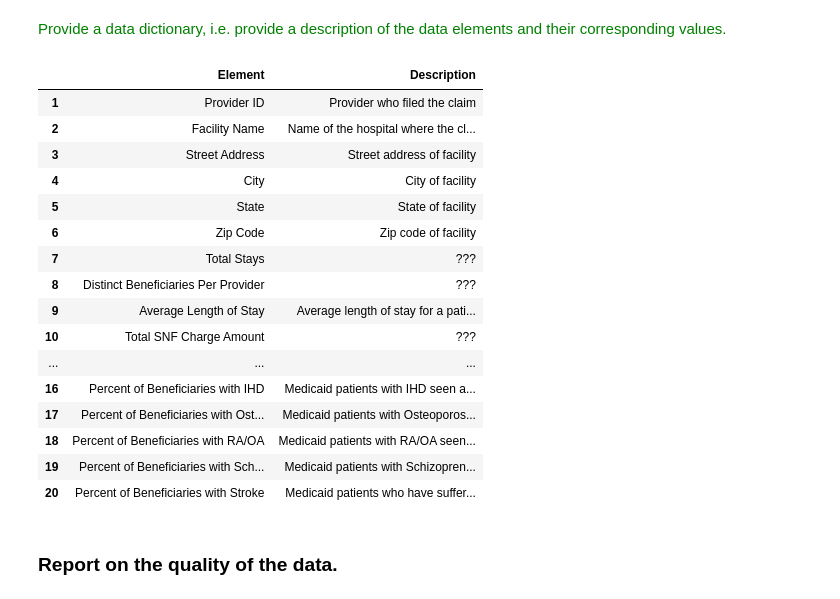
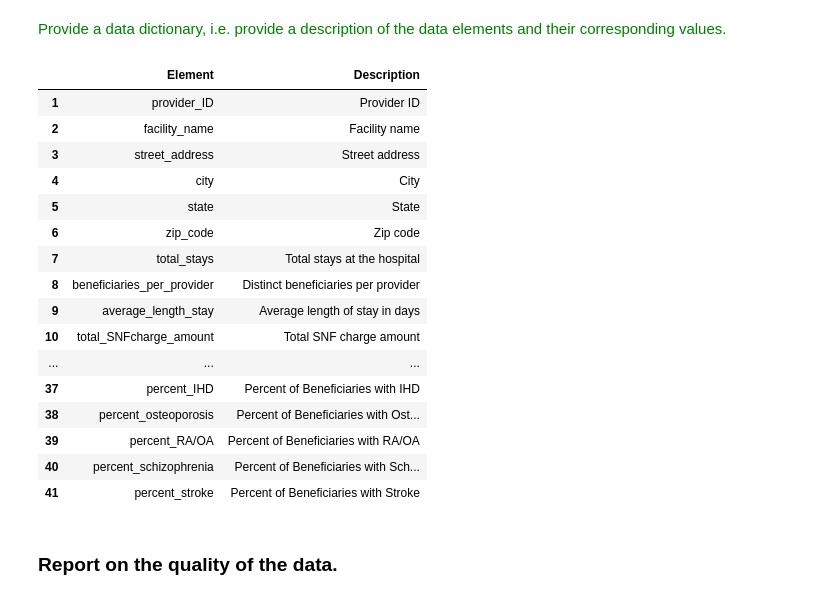
Before and after one commit to ashley-wenger/MSDS430_fall2019, a Jupyter notebook: Milestone_1_Medicare_Facilities_v1.ipynb, the cells around one changed output. Drawn from its saved outputs; the diff is of its cells as text; code cells hidden in the pictures.

```diff
--- a/Milestone_1_Medicare_Facilities_v1.ipynb
+++ b/Milestone_1_Medicare_Facilities_v1.ipynb
@@ -67,28 +67,3 @@ df.tail(10)
 10 rows × 41 columns
 # %% [markdown]
 <font color=green>Provide a data dictionary, i.e. provide a description of the data elements and their corresponding values.</font>
-# %%
-import pandas as pd
-#does anyone know how to move the description column wider so you can see full text?
-df = pd.DataFrame({"Element" : ["Provider ID", "Facility Name", "Street Address", "City", "State", "Zip Code", "Total Stays", "Distinct Beneficiaries Per Provider", "Average Length of Stay", "Total SNF Charge Amount", "Percent of Beneficiaries with COPD", "Percent of Beneficiaries with Depression", "Percent of Beneficiaries with Diabetes", "Percent of Beneficiaries with Hyperlipidemia", "Percent of Beneficiaries with Hypertension", "Percent of Beneficiaries with IHD", "Percent of Beneficiaries with Osteoporosis", "Percent of Beneficiaries with RA/OA", "Percent of Beneficiaries with Schizophrenia", "Percent of Beneficiaries with Stroke"],
-                  "Description" : ["Provider who filed the claim", "Name of the hospital where the claim took place at", "Street address of facility", "City of facility", "State of facility", "Zip code of facility", "???", "???", "Average length of stay for a patient in days at this facility?", "???", "???", "Medicaid patients with Depression seen at this facility", "Medicaid patients with Diabetes seen at this facility", "Medicaid patients with Hyperlipidemia seen at this facility", "Medicaid patients with Hypertension seen at this facility", "Medicaid patients with IHD seen at this facility", "Medicaid patients with Osteoporosis seen at this facility", "Medicaid patients with RA/OA seen at this facility", "Medicaid patients with Schizoprenia seen at this facility", "Medicaid patients who have suffered a stroke seen at this facility"]},
-                 index=['1', '2', '3', '4', '5', '6', '7', '8', '9', '10', '11', '12', '13', '14','15', '16', '17', '18', '19', '20'])
-df
-# %% [output]
-|  | Element | Description |
-| 1 | Provider ID | Provider who filed the claim |
-| 2 | Facility Name | Name of the hospital where the cl... |
-| 3 | Street Address | Street address of facility |
-| 4 | City | City of facility |
-| 5 | State | State of facility |
-| 6 | Zip Code | Zip code of facility |
-| 7 | Total Stays | ??? |
-| 8 | Distinct Beneficiaries Per Provider | ??? |
-| 9 | Average Length of Stay | Average length of stay for a pati... |
-| 10 | Total SNF Charge Amount | ??? |
-| ... | ... | ... |
-| 16 | Percent of Beneficiaries with IHD | Medicaid patients with IHD seen a... |
-| 17 | Percent of Beneficiaries with Ost... | Medicaid patients with Osteoporos... |
-| 18 | Percent of Beneficiaries with RA/OA | Medicaid patients with RA/OA seen... |
-| 19 | Percent of Beneficiaries with Sch... | Medicaid patients with Schizopren... |
-| 20 | Percent of Beneficiaries with Stroke | Medicaid patients who have suffer... |
@@ -104,3 +70,28 @@ df
+# %%
+import pandas as pd
+#does anyone know how to move the description column wider so you can see full text?
+df = pd.DataFrame({"Element" : ["provider_ID", "facility_name", "street_address", "city", "state", "zip_code", "total_stays", "beneficiaries_per_provider", "average_length_stay", "total_SNFcharge_amount", "total_SNFallowed_amount", "total_SNF_payment", "total_SNF_standardpayment", "average_age", "male_beneficiaries", "female_beneficiaries", "nondual_beneficiaries", "dual_beneficiaries", "white_beneficiaries", "black_beneficiaries", "asian_beneficiaries", "hispanic_beneficiaries", "native_beneficiaries", "other_beneficiaries", "average_HCC_score", "percent_atrialfibrillation", "percent_alzheimer", "percent_asthma", "percent_cancer", "percent_CHF", "percent_chronickidneydisease", "percent_COPD", "percent_depression", "percent_diabetes", "percent_hyperlipidemia", "percent_hypertension", "percent_IHD", "percent_osteoporosis", "percent_RA/OA", "percent_schizophrenia", "percent_stroke"],
+                  "Description" : ["Provider ID", "Facility name", "Street address", "City", "State", "Zip code", "Total stays at the hospital", "Distinct beneficiaries per provider", "Average length of stay in days", "Total SNF charge amount", "Total SNF medicare allowed amount", "Total SNF Medicare Payment Amount", "Total SNF Medicare Standard Payment Amount", "Average Age", "Male Beneficiaries", "Female Beneficiaries", "Nondual Beneficiaries", "Dual Beneficiaries", "White Beneficiaries", "Black Beneficiaries", "Asian Pacific Islander Beneficiaries", "Hispanic Beneficiaries", "American Indian or Alaska Native Beneficiaries", "Other/ Unknown Beneficiaries", "Average HCC Score", "Percent of Beneficiaries with Atrial Fibrillation", "Percent of Beneficiaries with Alzheimer's", "Percent of Beneficiaries with Asthma", "Percent of Beneficiaries with Cancer", "Percent of Beneficiaries with CHF", "Percent of Beneficiaries with Chronic Kidney Disease", "Percent of Beneficiaries with COPD", "Percent of Beneficiaries with Depression", "Percent of Beneficiaries with Diabetes", "Percent of Beneficiaries with Hyperlipidemia", "Percent of Beneficiaries with Hypertension", "Percent of Beneficiaries with IHD", "Percent of Beneficiaries with Osteoporosis", "Percent of Beneficiaries with RA/OA", "Percent of Beneficiaries with Schizophrenia", "Percent of Beneficiaries with Stroke"]},
+                 index=['1', '2', '3', '4', '5', '6', '7', '8', '9', '10', '11', '12', '13', '14', '15', '16', '17', '18', '19', '20', '21', '22', '23', '24', '25', '26', '27', '28', '29', '30', '31', '32', '33', '34', '35', '36', '37', '38', '39', '40', '41'])
+df
+# %% [output]
+|  | Element | Description |
+| 1 | provider_ID | Provider ID |
+| 2 | facility_name | Facility name |
+| 3 | street_address | Street address |
+| 4 | city | City |
+| 5 | state | State |
+| 6 | zip_code | Zip code |
+| 7 | total_stays | Total stays at the hospital |
+| 8 | beneficiaries_per_provider | Distinct beneficiaries per provider |
+| 9 | average_length_stay | Average length of stay in days |
+| 10 | total_SNFcharge_amount | Total SNF charge amount |
+| ... | ... | ... |
+| 37 | percent_IHD | Percent of Beneficiaries with IHD |
+| 38 | percent_osteoporosis | Percent of Beneficiaries with Ost... |
+| 39 | percent_RA/OA | Percent of Beneficiaries with RA/OA |
+| 40 | percent_schizophrenia | Percent of Beneficiaries with Sch... |
+| 41 | percent_stroke | Percent of Beneficiaries with Stroke |
 # %% [markdown]
 ### Report on the quality of the data.
 # %% [markdown]
```
Also changed, not shown: parts of 2 cells of this notebook.
